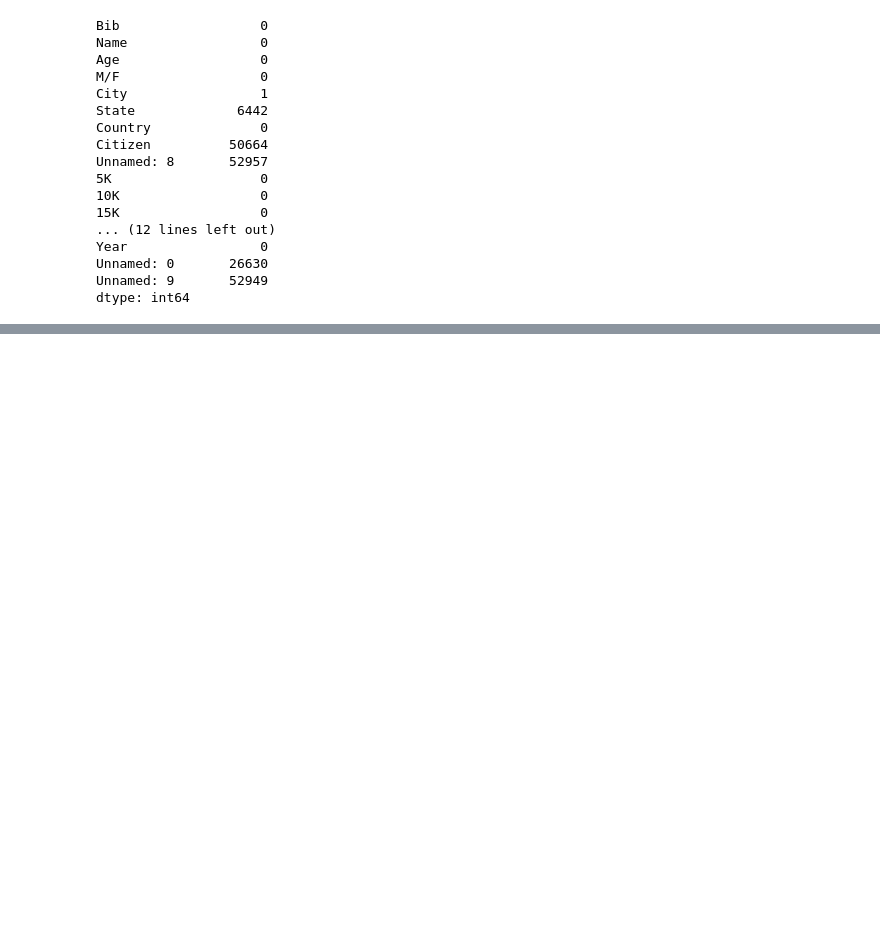
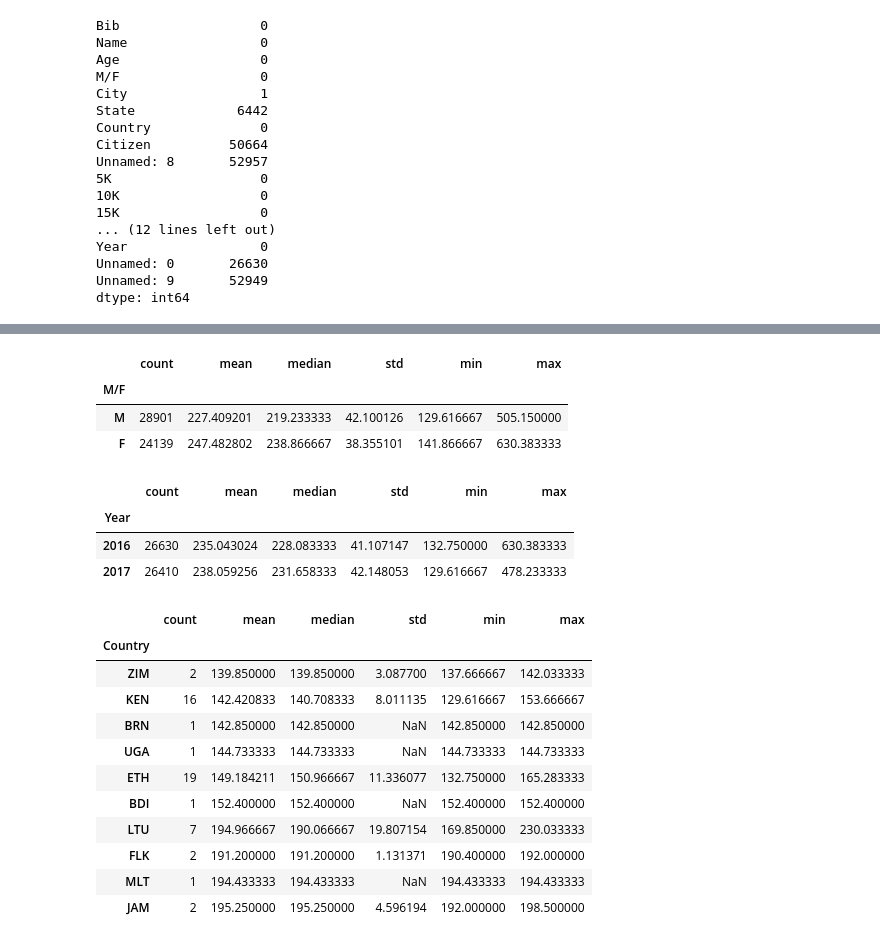
Before and after one commit to rojour/ai-programming-foundations-project, a Jupyter notebook: data_workflow.ipynb, the cells around one changed output, grey strips where cells are left out. Saved outputs shown, nothing was run; the diff lists cells and outputs as text; code cells hidden in the pictures; blank space fills up the shorter version.

```diff
--- a/data_workflow.ipynb
+++ b/data_workflow.ipynb
@@ -74,0 +143,48 @@ dtype: int64
+# %%
+def summarize_by_group(dataframe, group_col, value_col="Official Time"):
+    """Compute summary statistics for a numeric column grouped by a categorical column.
+
+    Returns count, mean, median, standard deviation, min, and max for each
+    group. Useful for comparing finish times across gender, year, country, etc.
+
+    Args:
+        dataframe: pandas DataFrame with the data.
+        group_col: column name to group by (e.g., 'M/F', 'Year', 'Country').
+        value_col: numeric column to summarize (default: 'Official Time').
+
+    Returns:
+        DataFrame with summary statistics per group, sorted by median.
+    """
+    summary = dataframe.groupby(group_col)[value_col].agg(
+        ["count", "mean", "median", "std", "min", "max"]
+    )
+    return summary.sort_values("median")
+# %%
+summarize_by_group(df, "M/F")
+# %% [output]
+|  | count | mean | median | std | min | max |
+| M/F |  |  |  |  |  |  |
+| M | 28901 | 227.409201 | 219.233333 | 42.100126 | 129.616667 | 505.150000 |
+| F | 24139 | 247.482802 | 238.866667 | 38.355101 | 141.866667 | 630.383333 |
+# %%
+summarize_by_group(df, "Year")
+# %% [output]
+|  | count | mean | median | std | min | max |
+| Year |  |  |  |  |  |  |
+| 2016 | 26630 | 235.043024 | 228.083333 | 41.107147 | 132.750000 | 630.383333 |
+| 2017 | 26410 | 238.059256 | 231.658333 | 42.148053 | 129.616667 | 478.233333 |
+# %%
+summarize_by_group(df, "Country").head(10)
+# %% [output]
+|  | count | mean | median | std | min | max |
+| Country |  |  |  |  |  |  |
+| ZIM | 2 | 139.850000 | 139.850000 | 3.087700 | 137.666667 | 142.033333 |
+| KEN | 16 | 142.420833 | 140.708333 | 8.011135 | 129.616667 | 153.666667 |
+| BRN | 1 | 142.850000 | 142.850000 | NaN | 142.850000 | 142.850000 |
+| UGA | 1 | 144.733333 | 144.733333 | NaN | 144.733333 | 144.733333 |
+| ETH | 19 | 149.184211 | 150.966667 | 11.336077 | 132.750000 | 165.283333 |
+| BDI | 1 | 152.400000 | 152.400000 | NaN | 152.400000 | 152.400000 |
+| LTU | 7 | 194.966667 | 190.066667 | 19.807154 | 169.850000 | 230.033333 |
+| FLK | 2 | 191.200000 | 191.200000 | 1.131371 | 190.400000 | 192.000000 |
+| MLT | 1 | 194.433333 | 194.433333 | NaN | 194.433333 | 194.433333 |
+| JAM | 2 | 195.250000 | 195.250000 | 4.596194 | 192.000000 | 198.500000 |
```
Also changed, not shown: parts of 12 cells of this notebook.
